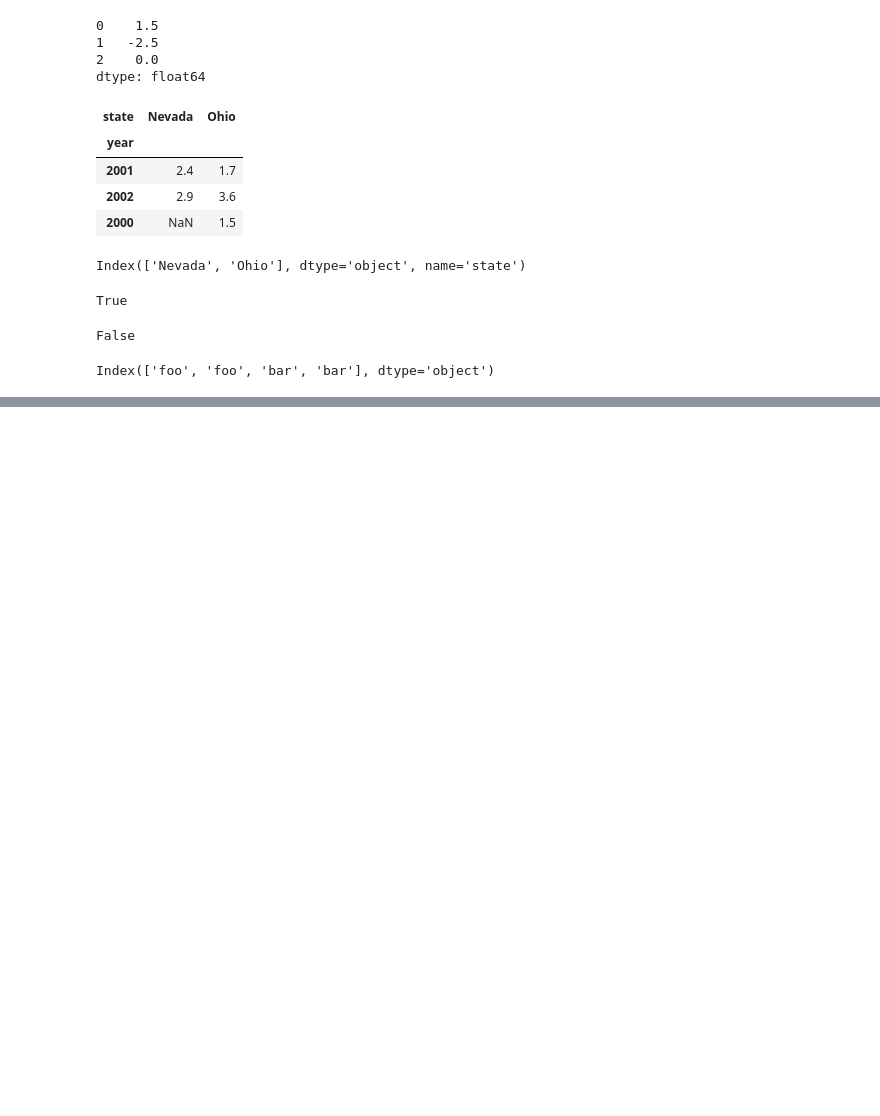
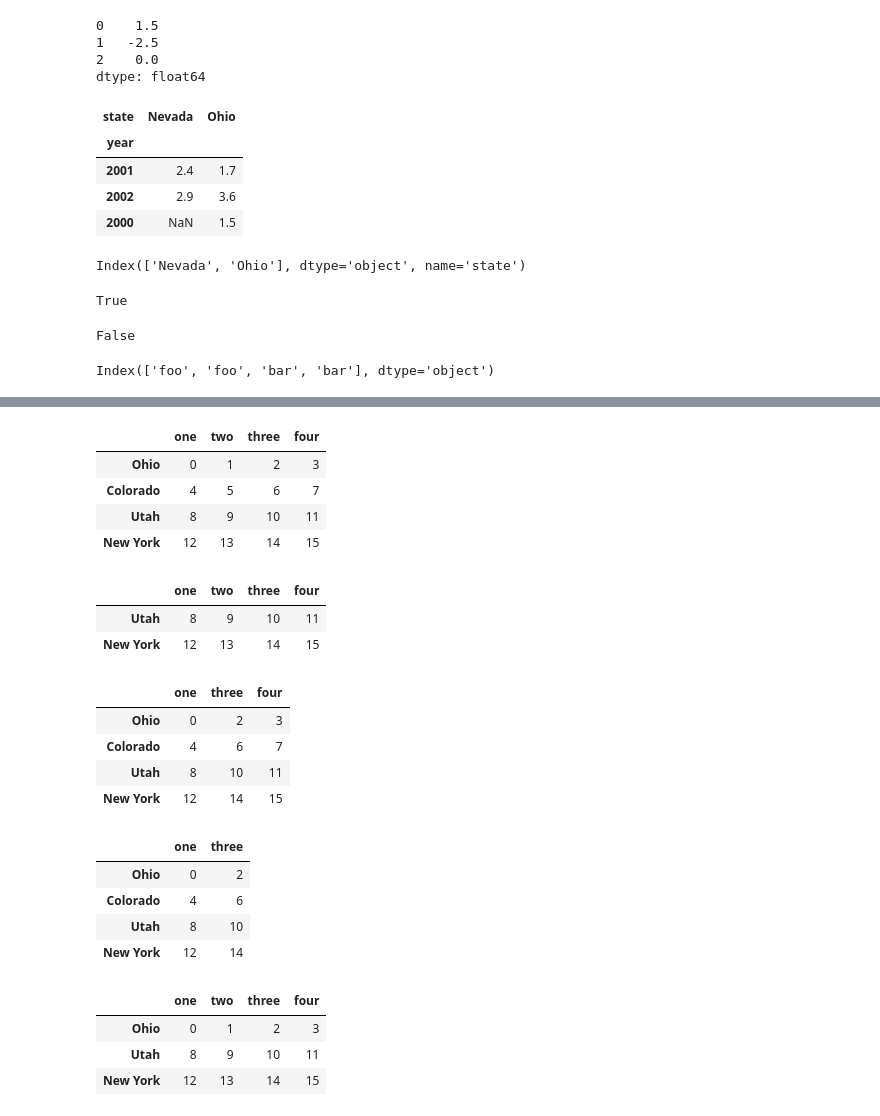
Before and after one commit to MuayThaiLegz/Py_DataAnalysis, a Jupyter notebook: Python_forData_5.ipynb, the cells around one changed output, grey strips where cells are left out. Saved outputs shown, nothing was run; the diff lists cells and outputs as text; code cells hidden in the pictures; blank space fills up the shorter version.

```diff
--- a/Python_forData_5.ipynb
+++ b/Python_forData_5.ipynb
@@ -377,0 +477,47 @@ Index(['foo', 'foo', 'bar', 'bar'], dtype='object')
+# %%
+# WIth dataframe, index values can be deleted from either axis
+
+index_data = pd.DataFrame(np.arange(16).reshape((4,4)),
+index=['Ohio', 'Colorado', 'Utah', 'New York'],
+columns=['one', 'two', 'three', 'four'])
+
+display(index_data)
+
+# calling drop with a sequence of labels will drop the values from the row labels (axis 0)
+
+display(index_data.drop(['Colorado', 'Ohio']))
+
+# Drop values from the columns by passing axis=1 or axis='columns'
+
+display(index_data.drop('two', axis=1))
+
+display(index_data.drop(['two', 'four'], axis='columns'))
+
+# Many functions, which modify the size or shape of a Series of DataFrame can manipulate an object in place
+# Not returning a new object
+
+index_data.drop('Colorado', inplace=True)
+display(index_data)
+# %% [output]
+|  | one | two | three | four |
+| Ohio | 0 | 1 | 2 | 3 |
+| Colorado | 4 | 5 | 6 | 7 |
+| Utah | 8 | 9 | 10 | 11 |
+| New York | 12 | 13 | 14 | 15 |
+|  | one | two | three | four |
+| Utah | 8 | 9 | 10 | 11 |
+| New York | 12 | 13 | 14 | 15 |
+|  | one | three | four |
+| Ohio | 0 | 2 | 3 |
+| Colorado | 4 | 6 | 7 |
+| Utah | 8 | 10 | 11 |
+| New York | 12 | 14 | 15 |
+|  | one | three |
+| Ohio | 0 | 2 |
+| Colorado | 4 | 6 |
+| Utah | 8 | 10 |
+| New York | 12 | 14 |
+|  | one | two | three | four |
+| Ohio | 0 | 1 | 2 | 3 |
+| Utah | 8 | 9 | 10 | 11 |
+| New York | 12 | 13 | 14 | 15 |
```
Also changed, not shown: parts of 16 cells of this notebook.
